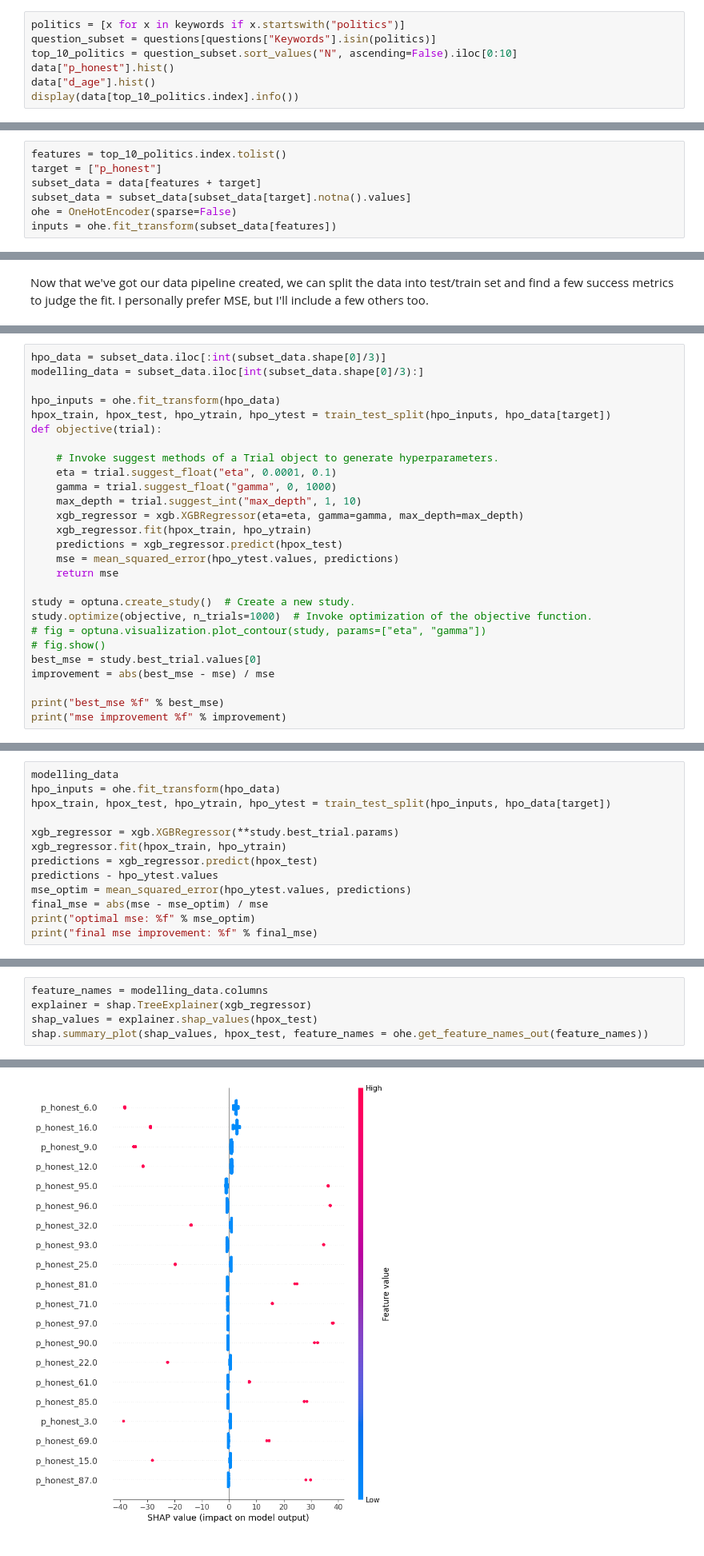
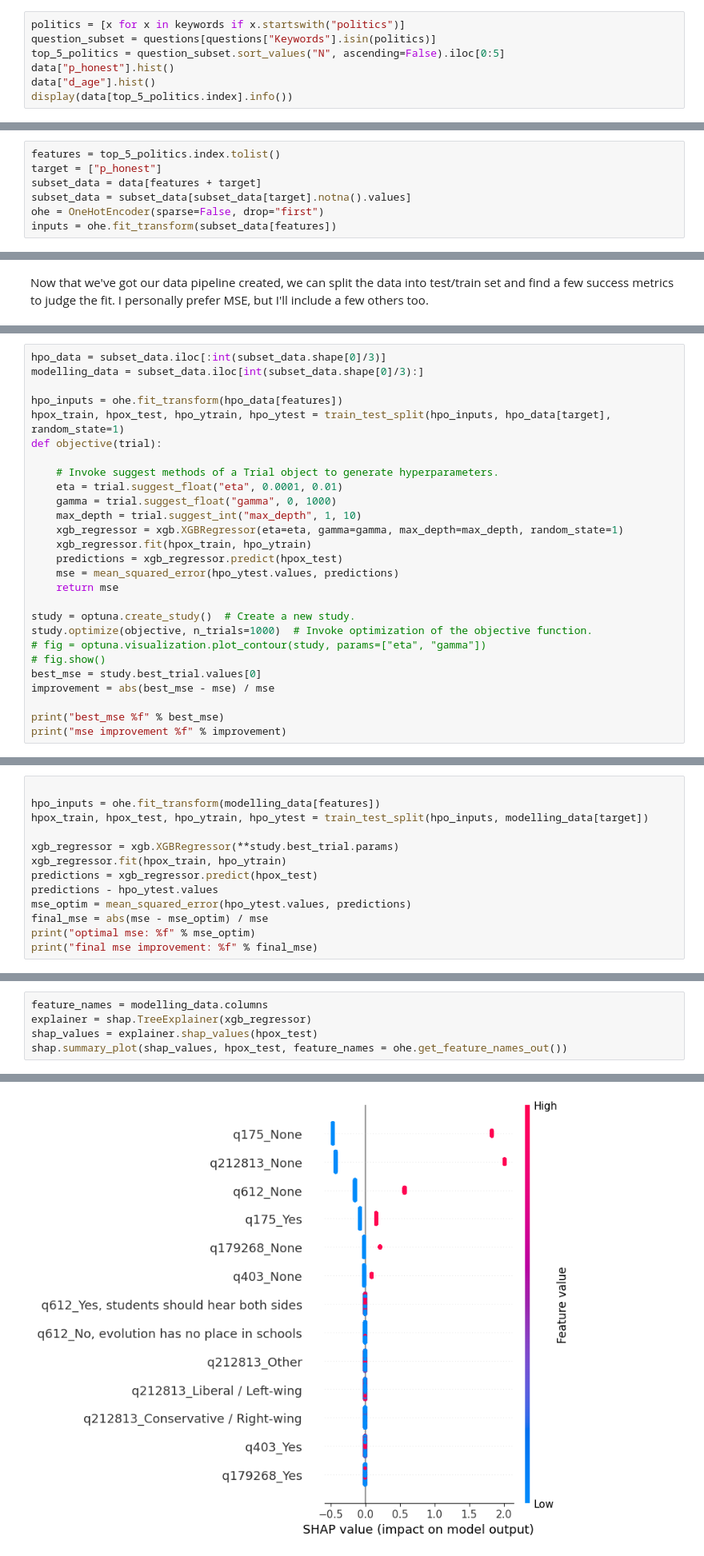
Before and after one commit to mccallmmm/portfolio, a Jupyter notebook: ok_cupid.ipynb, the cells around one changed output, grey strips where cells are left out. Shown: that part at 80% size. Saved outputs shown, nothing was run; the diff lists cells and outputs as text.

```diff
--- a/ok_cupid.ipynb
+++ b/ok_cupid.ipynb
@@ -54,10 +54,10 @@ There are some themes amongst the questions. I'm most interested in how politics
 # %%
 politics = [x for x in keywords if x.startswith("politics")]
 question_subset = questions[questions["Keywords"].isin(politics)]
-top_10_politics = question_subset.sort_values("N", ascending=False).iloc[0:10]
+top_5_politics = question_subset.sort_values("N", ascending=False).iloc[0:5]
 data["p_honest"].hist()
 data["d_age"].hist()
-display(data[top_10_politics.index].info())
+display(data[top_5_politics.index].info())
 # %% [output]
 <class 'pandas.core.frame.DataFrame'>
 Int64Index: 68371 entries, 1 to 68371
@@ -88,9 +83,9 @@ print(descriptives)
 # %% [markdown]
 I'm planning to fit the political questions on these features. It would be interesting to see the relationship between "p_honest" and political questions. Let's fit an XGBoost model that attempts to predict the honesty score from one's political question answers. Let's set the target, subset the data and get it ready for the model. The features are all nominal or ordinal, we'll need to encode them prior to fitting.
 # %%
-features = top_10_politics.index.tolist()
+features = top_5_politics.index.tolist()
 target = ["p_honest"]
 subset_data = data[features + target]
 subset_data = subset_data[subset_data[target].notna().values]
-ohe = OneHotEncoder(sparse=False)
+ohe = OneHotEncoder(sparse=False, drop="first")
 inputs = ohe.fit_transform(subset_data[features])
@@ -125,15 +122,15 @@ My library of choice right now for optimisation is Optuna (https://optuna.org/).
 hpo_data = subset_data.iloc[:int(subset_data.shape[0]/3)]
 modelling_data = subset_data.iloc[int(subset_data.shape[0]/3):]
 
-hpo_inputs = ohe.fit_transform(hpo_data)
-hpox_train, hpox_test, hpo_ytrain, hpo_ytest = train_test_split(hpo_inputs, hpo_data[target])
+hpo_inputs = ohe.fit_transform(hpo_data[features])
+hpox_train, hpox_test, hpo_ytrain, hpo_ytest = train_test_split(hpo_inputs, hpo_data[target], random_state=1)
 def objective(trial):
 
     # Invoke suggest methods of a Trial object to generate hyperparameters.
-    eta = trial.suggest_float("eta", 0.0001, 0.1)
+    eta = trial.suggest_float("eta", 0.0001, 0.01)
     gamma = trial.suggest_float("gamma", 0, 1000)
     max_depth = trial.suggest_int("max_depth", 1, 10)
-    xgb_regressor = xgb.XGBRegressor(eta=eta, gamma=gamma, max_depth=max_depth)
+    xgb_regressor = xgb.XGBRegressor(eta=eta, gamma=gamma, max_depth=max_depth, random_state=1)
     xgb_regressor.fit(hpox_train, hpo_ytrain)
     predictions = xgb_regressor.predict(hpox_test)
     mse = mean_squared_error(hpo_ytest.values, predictions)
@@ -173,7 +170,7 @@ The improvement is pretty good overall! Almost 14% better than without the hyper
 # %%
-modelling_data
-hpo_inputs = ohe.fit_transform(hpo_data)
-hpox_train, hpox_test, hpo_ytrain, hpo_ytest = train_test_split(hpo_inputs, hpo_data[target])
+
+hpo_inputs = ohe.fit_transform(modelling_data[features])
+hpox_train, hpox_test, hpo_ytrain, hpo_ytest = train_test_split(hpo_inputs, modelling_data[target])
 
 xgb_regressor = xgb.XGBRegressor(**study.best_trial.params)
 xgb_regressor.fit(hpox_train, hpo_ytrain)
@@ -189,9 +187,9 @@ final mse improvement: 0.983978
 # %%
 feature_names = modelling_data.columns
 explainer = shap.TreeExplainer(xgb_regressor)
 shap_values = explainer.shap_values(hpox_test)
-shap.summary_plot(shap_values, hpox_test, feature_names = ohe.get_feature_names_out(feature_names))
+shap.summary_plot(shap_values, hpox_test, feature_names = ohe.get_feature_names_out())
 # %% [output]
 ntree_limit is deprecated, use `iteration_range` or model slicing instead.
 No data for colormapping provided via 'c'. Parameters 'vmin', 'vmax' will be ignored
-[figure, old version]
+[figure, new version]
```
Also changed, not shown: parts of 12 cells of this notebook.
